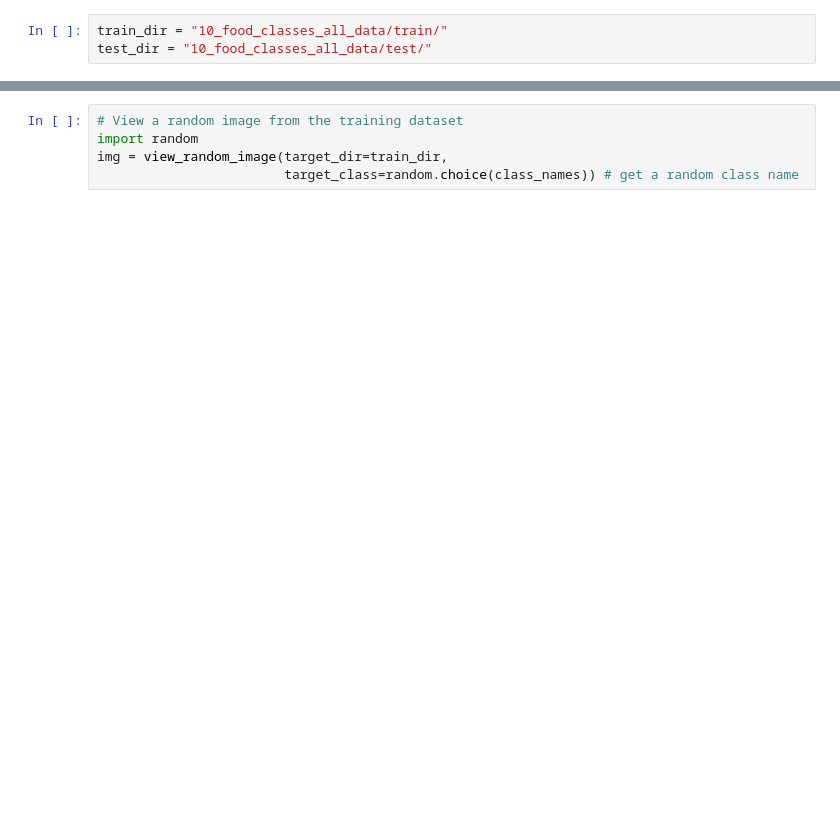
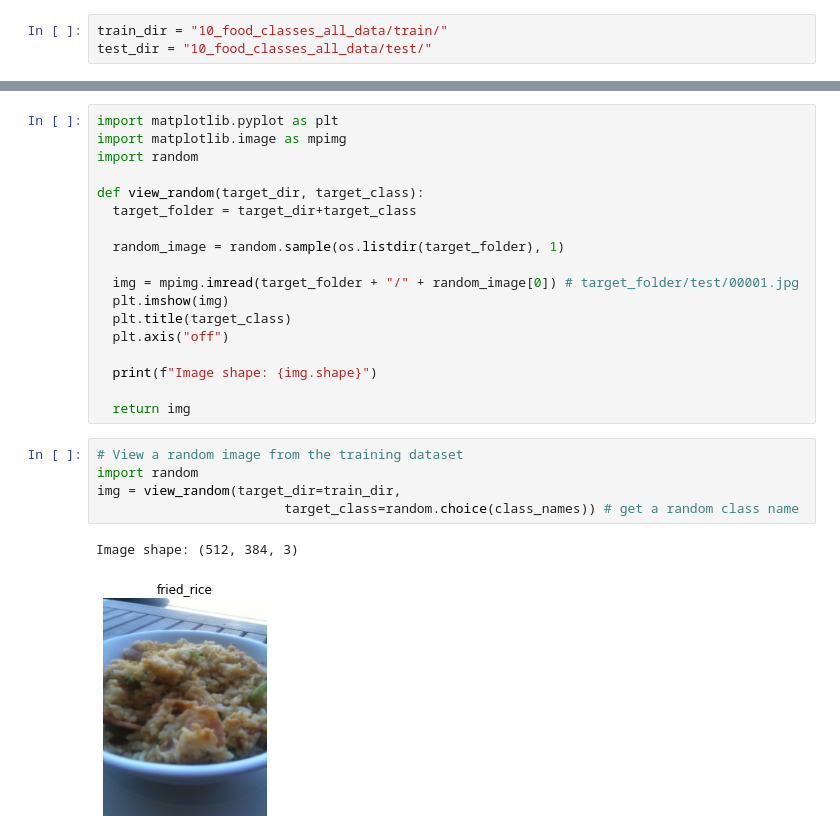
Before and after one commit to milioe/Moravec, a Jupyter notebook: 4_ComputerVision2.ipynb, the cells around one changed output, grey strips where cells are left out. Saved outputs shown, nothing was run; the diff lists cells and outputs as text; blank space fills up the shorter version.

```diff
--- a/4_ComputerVision2.ipynb
+++ b/4_ComputerVision2.ipynb
@@ -29,8 +70,29 @@ print(class_names)
+# %%
+import matplotlib.pyplot as plt
+import matplotlib.image as mpimg
+import random
+
+def view_random(target_dir, target_class):
+  target_folder = target_dir+target_class
+
+  random_image = random.sample(os.listdir(target_folder), 1)
+
+  img = mpimg.imread(target_folder + "/" + random_image[0]) # target_folder/test/00001.jpg
+  plt.imshow(img)
+  plt.title(target_class)
+  plt.axis("off")
+
+  print(f"Image shape: {img.shape}")
+
+  return img
 # %%
 # View a random image from the training dataset
 import random
-img = view_random_image(target_dir=train_dir,
+img = view_random(target_dir=train_dir,
                         target_class=random.choice(class_names)) # get a random class name
+# %% [output]
+Image shape: (512, 384, 3)
+[figure, added]
 # %%
 from tensorflow.keras.preprocessing.image import ImageDataGenerator
 
```
Also changed, not shown: parts of 12 cells of this notebook.
